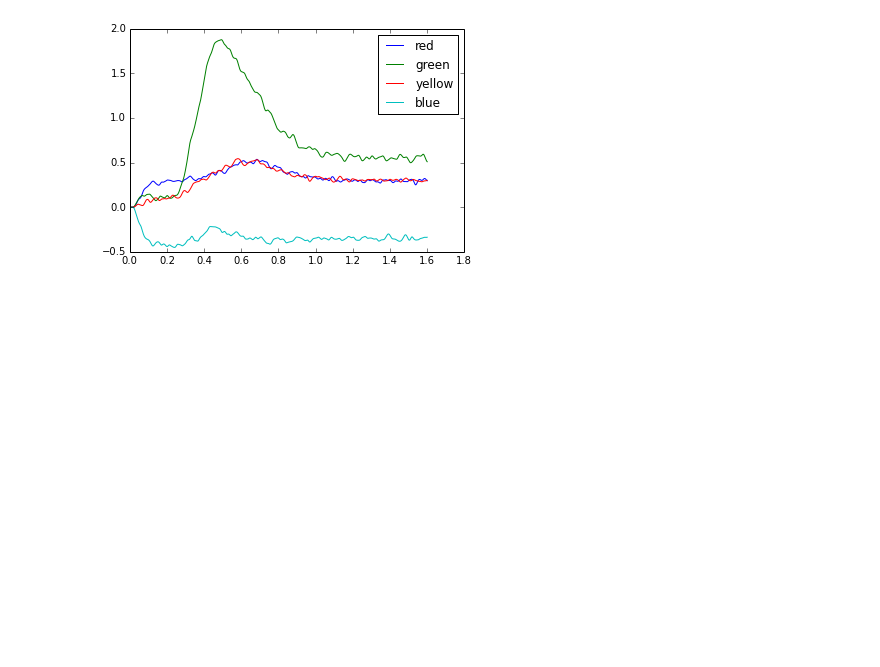
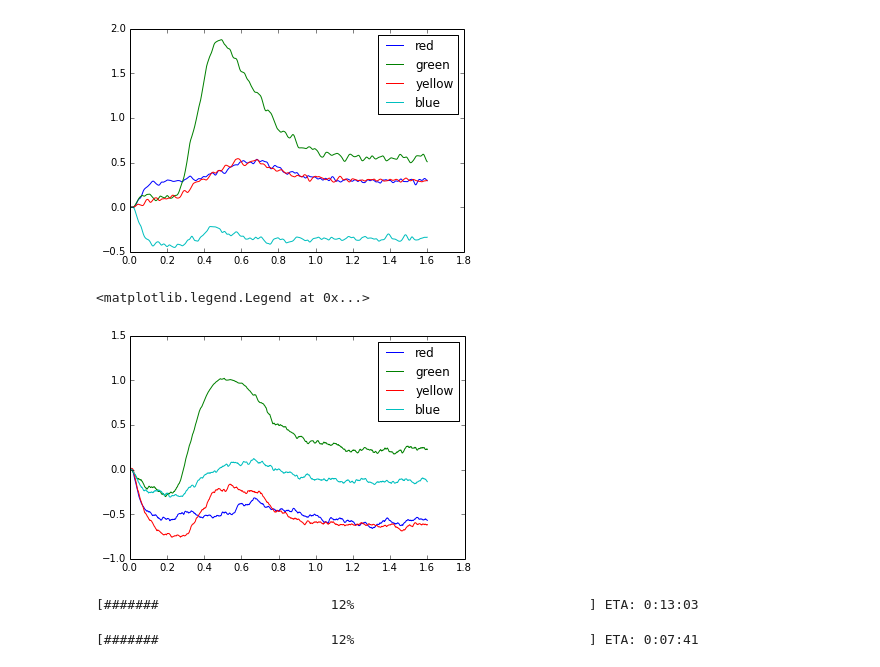
Before and after one commit to Seanny123/WCST_nef, a Jupyter notebook: mem_test.ipynb, the cells around one changed output. Saved outputs shown, nothing was run; the diff lists cells and outputs as text; code cells hidden in the pictures; blank space fills up the shorter version.

```diff
--- a/mem_test.ipynb
+++ b/mem_test.ipynb
@@ -112,3 +114,17 @@ plt.legend(["red","green","yellow","blue"])
 # %% [output]
 <matplotlib.legend.Legend at 0x...>
 [figure]
+# %%
+import matplotlib.pyplot as plt
+%matplotlib inline
+
+fig = plt.figure()
+plt.plot(sim.trange(), sim.data[output_probe])
+plt.legend(["red","green","yellow","blue"])
+# %% [output]
+<matplotlib.legend.Legend at 0x...>
+[figure, added]
+# %%
+sim.run(0.2*(len(input_list)+1)*2)
+# %% [output]
+[#######                      12%                              ] ETA: 0:13:03
@@ -114,0 +167,5 @@ plt.legend(["red","green","yellow","blue"])
+# %%
+sim = nengo.Simulator(model)
+sim.run(0.2*(len(input_list)+1)*2)
+# %% [output]
+[#######                      12%                              ] ETA: 0:07:41
```
Also changed, not shown: parts of 5 cells of this notebook, 5 other files.
